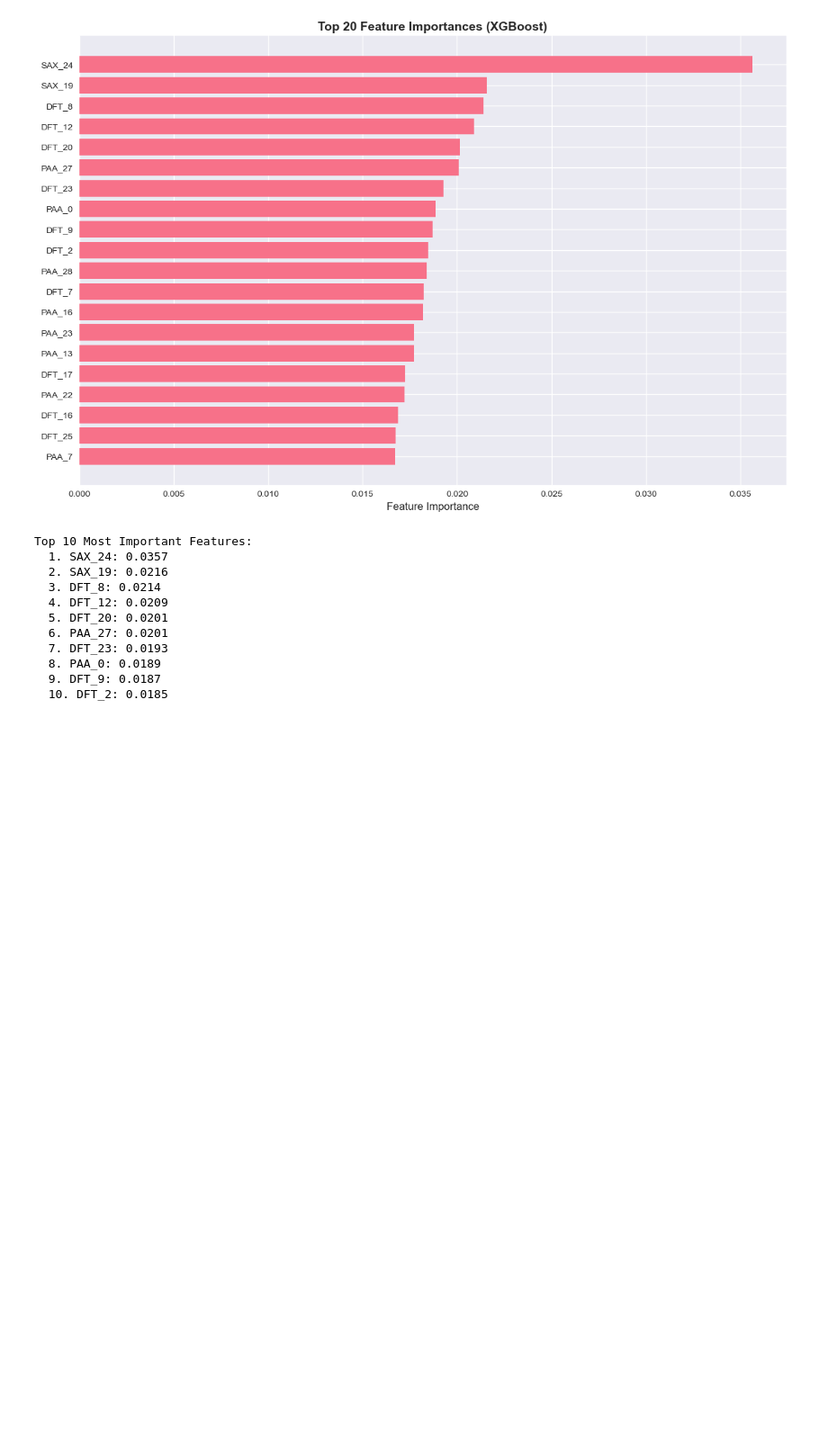
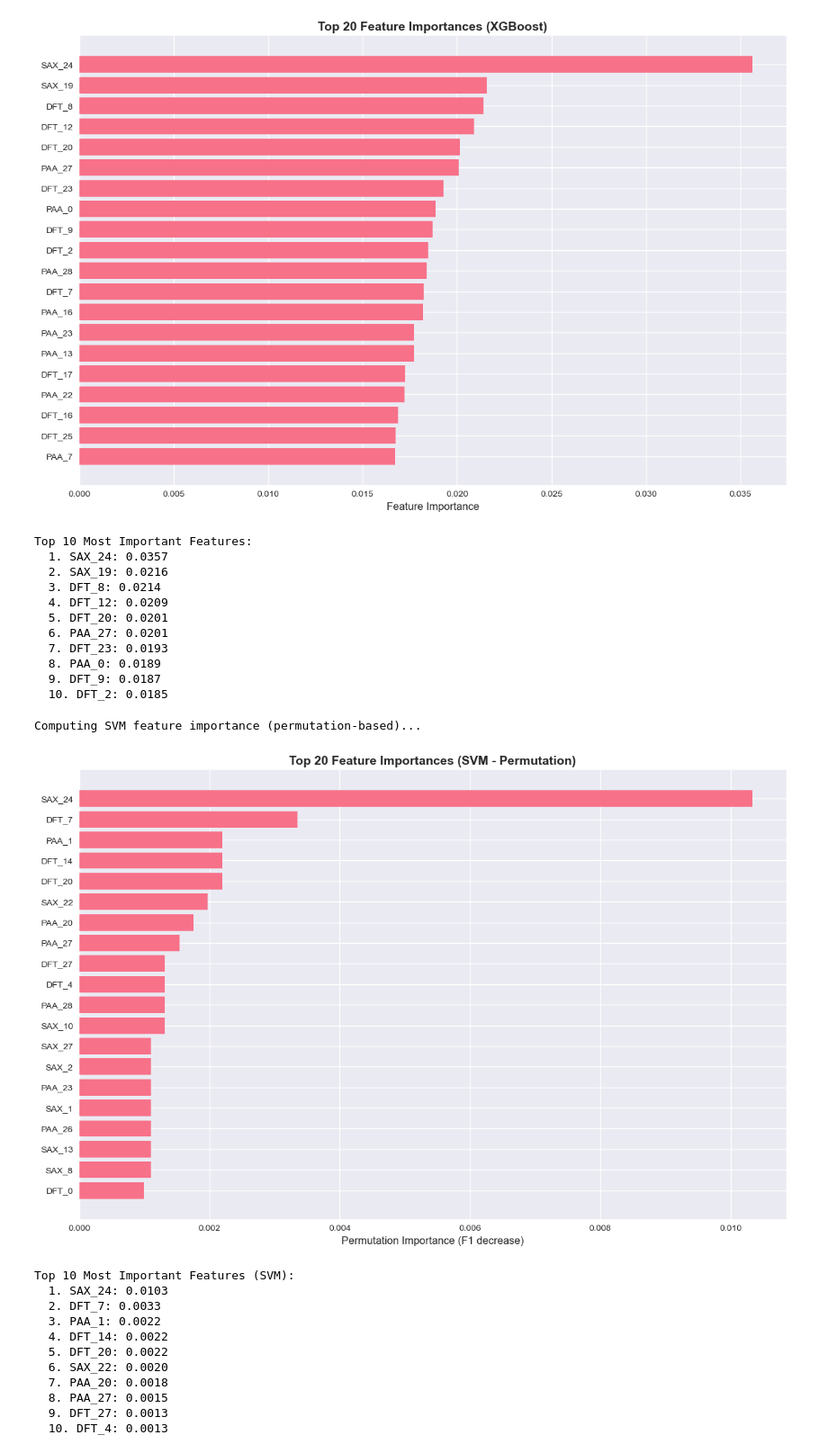
Before and after one commit to alexandermittet/Data_Analytics_for_Health_UniPi, a Jupyter notebook: code/6-ts_2.0 version.ipynb, the cells around one changed output. Shown at 90% size. Saved outputs shown, nothing was run; the diff lists cells and outputs as text; code cells hidden in the pictures; blank space fills up the shorter version.

```diff
--- a/code/6-ts_2.0 version.ipynb
+++ b/code/6-ts_2.0 version.ipynb
@@ -696,11 +1058,12 @@ fig, ax = plt.subplots(figsize=(12, 6))
 
 metrics_to_plot = ['accuracy', 'precision', 'recall', 'f1']
 x = np.arange(len(metrics_to_plot))
-width = 0.25
+n_models = len(comparison_df.index)
+width = 0.8 / n_models  # Adjust width based on number of models
 
 for i, model_name in enumerate(comparison_df.index):
     values = [comparison_df.loc[model_name, metric] for metric in metrics_to_plot]
-    offset = (i - 1) * width
+    offset = (i - n_models/2 + 0.5) * width
     ax.bar(x + offset, values, width, label=model_name, alpha=0.8)
 
 ax.set_xlabel('Metrics', fontsize=12)
@@ -755,3 +1118,52 @@ Top 10 Most Important Features:
   8. PAA_0: 0.0189
   9. DFT_9: 0.0187
   10. DFT_2: 0.0185
+# %%
+from sklearn.inspection import permutation_importance
+
+# SVM feature importance via permutation importance
+print("Computing SVM feature importance (permutation-based)...")
+
+feature_names = (
+    [f'PAA_{i}' for i in range(n_paa_segments)] +
+    [f'SAX_{i}' for i in range(n_sax_segments)] +
+    [f'DFT_{i}' for i in range(n_dft_coefficients)]
+)
+
+# Compute permutation importance (uses test set)
+perm_importance = permutation_importance(
+    svm_model, X_test_features_scaled, y_test,
+    n_repeats=10, random_state=42, n_jobs=-1, scoring='f1'
+)
+
+importances = perm_importance.importances_mean
+indices = np.argsort(importances)[::-1][:20]
+
+fig, ax = plt.subplots(figsize=(12, 8))
+ax.barh(range(len(indices)), importances[indices], align='center')
+ax.set_yticks(range(len(indices)))
+ax.set_yticklabels([feature_names[i] for i in indices])
+ax.set_xlabel('Permutation Importance (F1 decrease)', fontsize=12)
+ax.set_title('Top 20 Feature Importances (SVM - Permutation)', fontsize=14, fontweight='bold')
+ax.invert_yaxis()
+plt.tight_layout()
+plt.savefig(plots_path / '6.tsc_feature_importances_svm.png', dpi=300, bbox_inches='tight')
+plt.show()
+
+print("\nTop 10 Most Important Features (SVM):")
+for i, idx in enumerate(indices[:10]):
+    print(f"  {i+1}. {feature_names[idx]}: {importances[idx]:.4f}")
+# %% [output]
+Computing SVM feature importance (permutation-based)...
+[figure, added]
+Top 10 Most Important Features (SVM):
+  1. SAX_24: 0.0103
+  2. DFT_7: 0.0033
+  3. PAA_1: 0.0022
+  4. DFT_14: 0.0022
+  5. DFT_20: 0.0022
+  6. SAX_22: 0.0020
+  7. PAA_20: 0.0018
+  8. PAA_27: 0.0015
+  9. DFT_27: 0.0013
+  10. DFT_4: 0.0013
```
Also changed, not shown: parts of 19 cells of this notebook, 4 other files.
